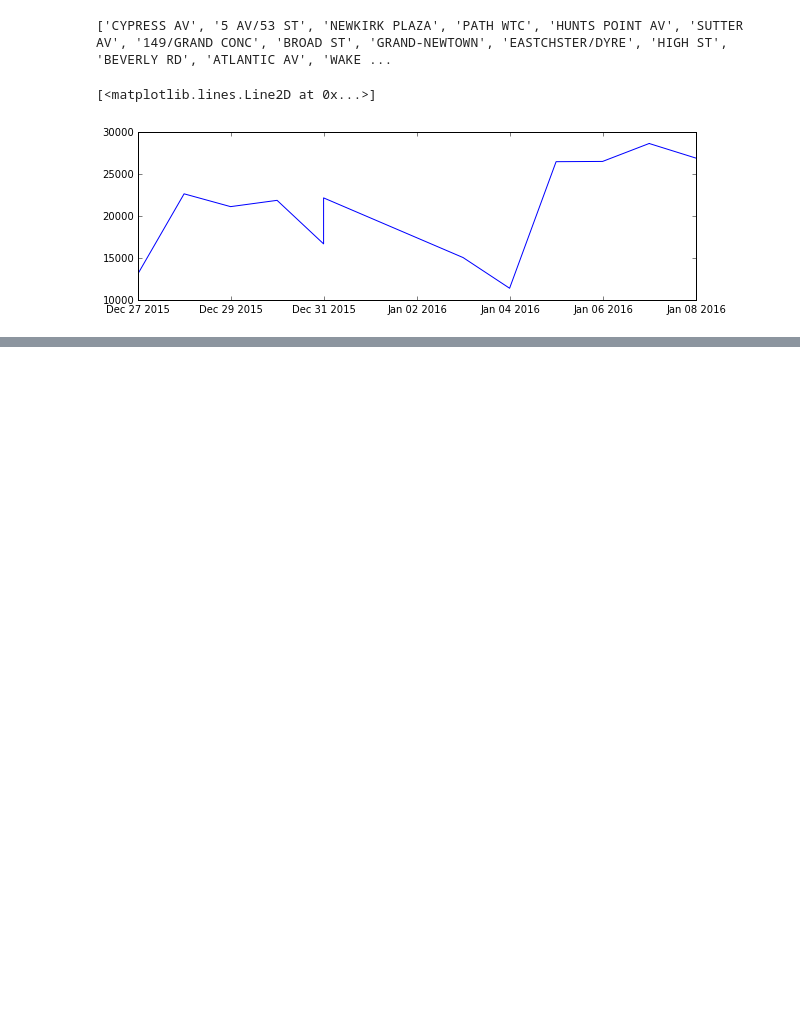
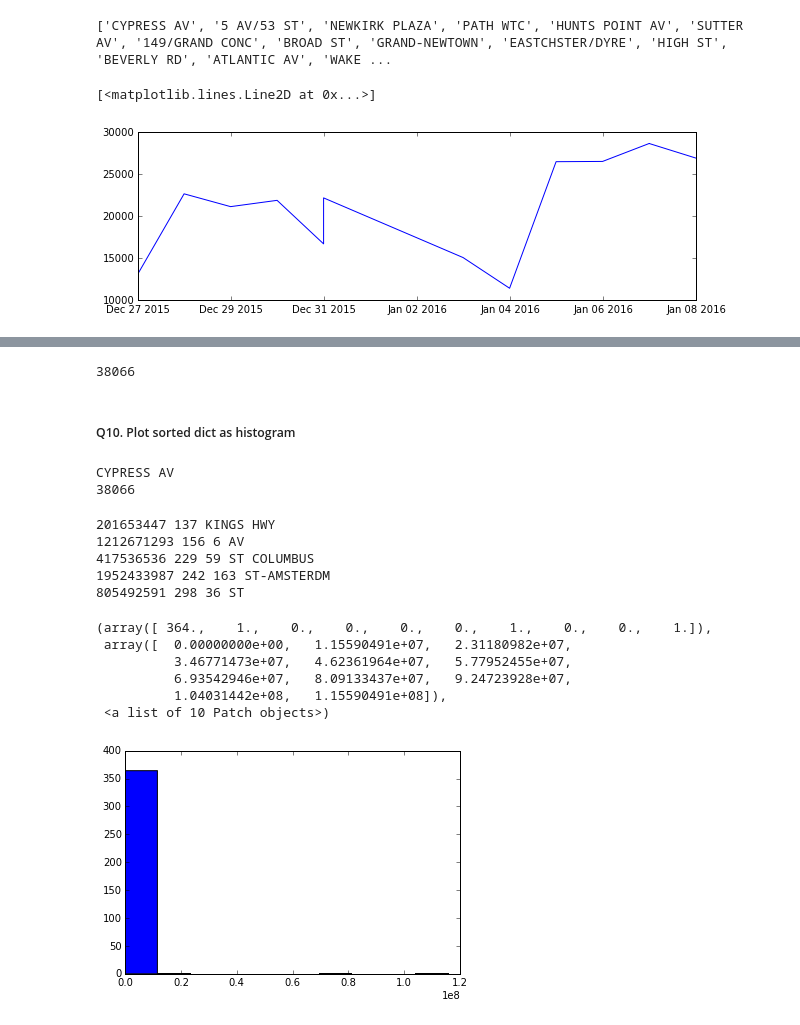
Before and after one commit to emilyhoughkovacs/benson, a Jupyter notebook: benson.ipynb, the cells around one changed output, grey strips where cells are left out. Drawn from its saved outputs; the diff is of its cells as text; code cells hidden in the pictures; blank space fills up the shorter version.

```diff
--- a/benson.ipynb
+++ b/benson.ipynb
@@ -168,0 +244,35 @@ plt.plot(dates_station, counts_station)
+# %%
+total_by_station = {}
+# %%
+for k, v in station.items():
+    total_entries = 0
+    for date, entries, dayofweek in v:
+        total_entries += entries
+    total_by_station[k] = total_entries
+# %%
+total_by_station['CYPRESS AV']
+# %% [output]
+38066
+# %% [markdown]
+##### Q10. Plot sorted dict as histogram
+# %%
+station_keys = []
+total_ridership_counts = []
+for k, v in total_by_station.items():
+    station_keys.append(k)
+    total_ridership_counts.append(v)
+print station_keys[0]
+print total_ridership_counts[0]
+# %% [output]
+CYPRESS AV
+38066
+# %%
+for x in total_ridership_counts:
+    if x > 1.94243399e+08:
+        print x, total_ridership_counts.index(x), station_keys[total_ridership_counts.index(x)]
+# %% [output]
+201653447 137 KINGS HWY
+1212671293 156 6 AV
+417536536 229 59 ST COLUMBUS
+1952433987 242 163 ST-AMSTERDM
+805492591 298 36 ST
@@ -168,0 +290,10 @@ plt.plot(dates_station, counts_station)
+# %%
+plt.hist(total_ridership_counts)
+# %% [output]
+(array([ 364.,    1.,    0.,    0.,    0.,    0.,    1.,    0.,    0.,    1.]),
+ array([  0.00000000e+00,   1.15590491e+07,   2.31180982e+07,
+          3.46771473e+07,   4.62361964e+07,   5.77952455e+07,
+          6.93542946e+07,   8.09133437e+07,   9.24723928e+07,
+          1.04031442e+08,   1.15590491e+08]),
+ <a list of 10 Patch objects>)
+[figure, added]
```
Also changed, not shown: parts of 18 cells of this notebook, 1 other file.
